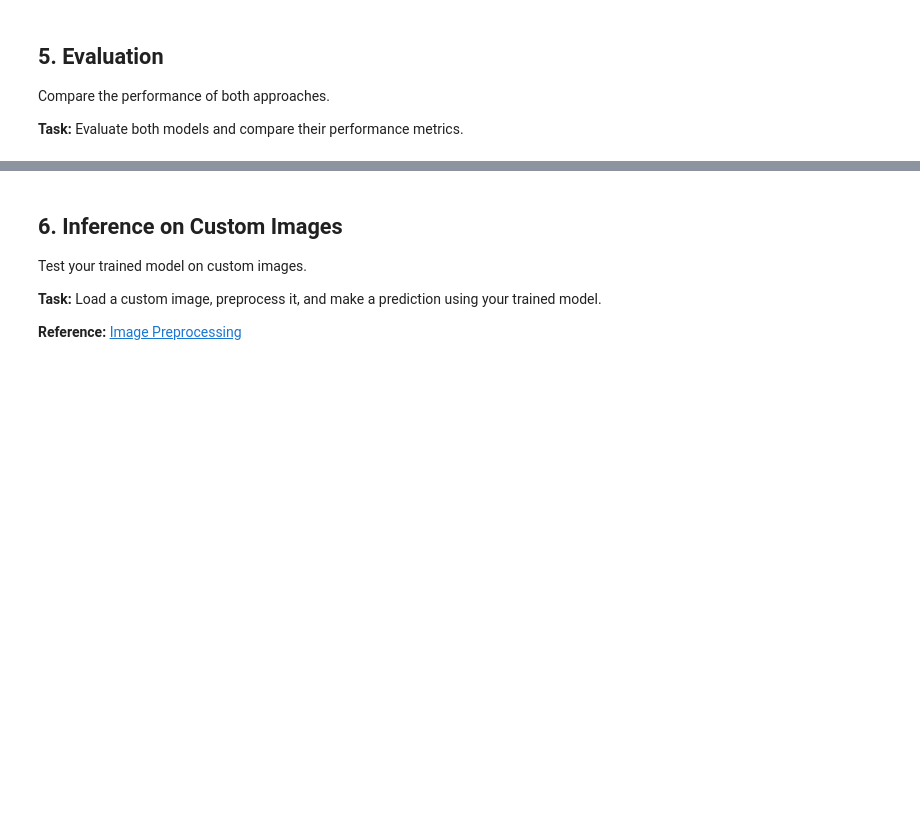
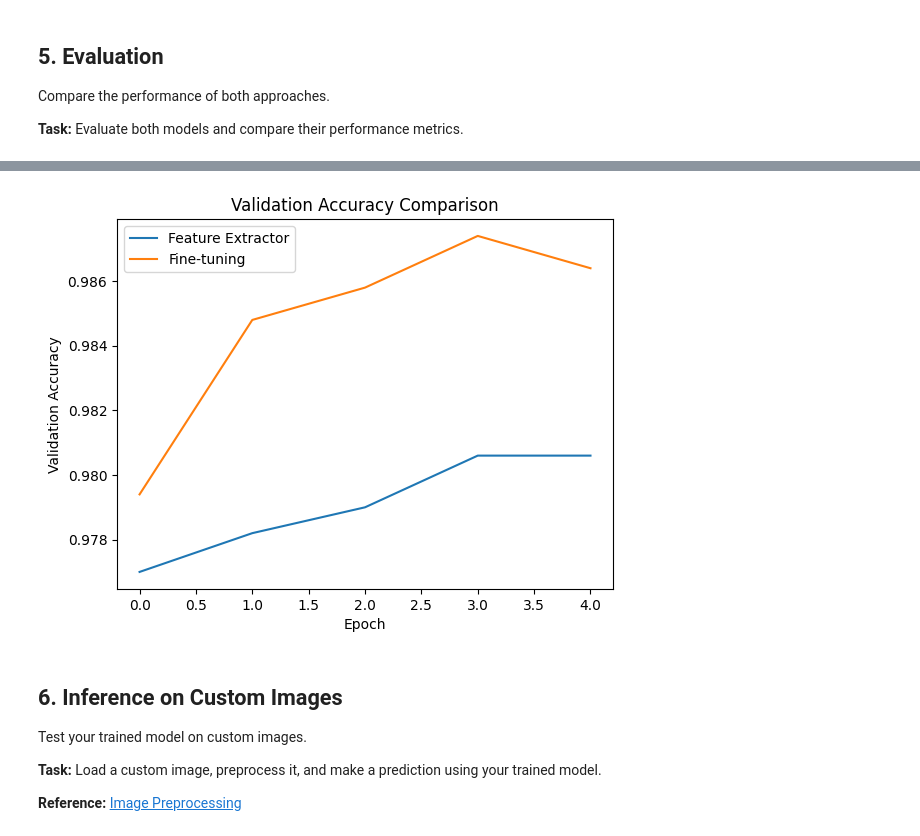
Before and after one commit to justRuba/Deep-Learning, a Jupyter notebook: ai-pros-v1-2025/W4_DL/C1_M5_TransferLearning/C1_M5_Assignment_transferlearning.ipynb, the cells around one changed output, grey strips where cells are left out. Saved outputs shown, nothing was run; the diff lists cells and outputs as text; code cells hidden in the pictures; blank space fills up the shorter version.

```diff
--- a/ai-pros-v1-2025/W4_DL/C1_M5_TransferLearning/C1_M5_Assignment_transferlearning.ipynb
+++ b/ai-pros-v1-2025/W4_DL/C1_M5_TransferLearning/C1_M5_Assignment_transferlearning.ipynb
@@ -504,3 +525,15 @@ Compare the performance of both approaches.
+# %%
+import matplotlib.pyplot as plt
+
+plt.plot(history_conv['val_acc'], label='Feature Extractor')
+plt.plot(history_ft['val_acc'], label='Fine-tuning')
+plt.xlabel('Epoch')
+plt.ylabel('Validation Accuracy')
+plt.title('Validation Accuracy Comparison')
+plt.legend()
+plt.show()
+# %% [output]
+[figure, added]
 # %% [markdown]
 <a name='6'></a>
 ## 6. Inference on Custom Images
```
Also changed, not shown: parts of 2 cells of this notebook.
